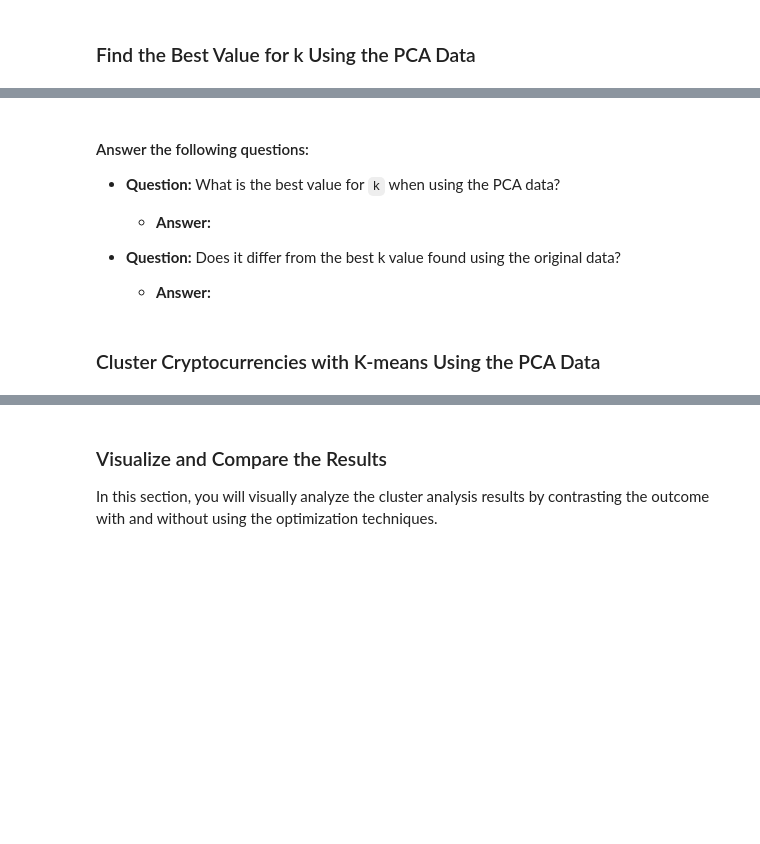
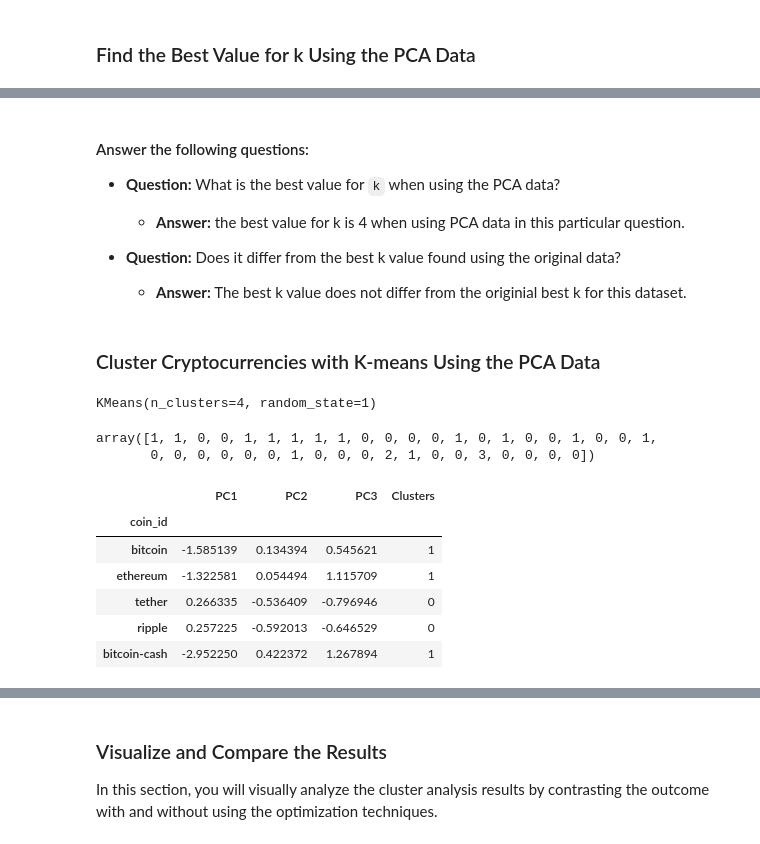
Before and after one commit to Duffye23/CryptoClustering, a Jupyter notebook: Crypto_Clustering.ipynb, the cells around one changed output, grey strips where cells are left out. Drawn from its saved outputs; the diff is of its cells as text; code cells hidden in the pictures; blank space fills up the shorter version.

Commit message:
Finished PCA portion and then model creation.

```diff
--- a/Crypto_Clustering.ipynb
+++ b/Crypto_Clustering.ipynb
@@ -260,11 +261,15 @@ pca_df.head()
 # %%
 # Create an empty list to store the inertia values
-
+pca_inertia = []
 
 # Create a for loop to compute the inertia with each possible value of k
 # Inside the loop:
 # 1. Create a KMeans model using the loop counter for the n_clusters
 # 2. Fit the model to the data using `df_market_data_pca`
 # 3. Append the model.inertia_ to the inertia list
+for i in pca_k_values:
+    pca_model = KMeans(n_clusters=i, random_state=1)
+    pca_model.fit(df_market_data_pca)
+    pca_inertia.append(pca_model.inertia_)
 # %%
 # Create a dictionary with the data to plot the Elbow curve
@@ -278,30 +299,48 @@ pca_df.head()
 
 * **Question:** What is the best value for `k` when using the PCA data?
 
-  * **Answer:**
+  * **Answer:** the best value for k is 4 when using PCA data in this particular question.
 
 
 * **Question:** Does it differ from the best k value found using the original data?
 
-  * **Answer:**
+  * **Answer:** The best k value does not differ from the originial best k for this dataset.
 # %% [markdown]
 ### Cluster Cryptocurrencies with K-means Using the PCA Data
 # %%
 # Initialize the K-Means model using the best value for k
+pca_k_means_model = KMeans(n_clusters=4, random_state=1)
 # %%
 # Fit the K-Means model using the PCA data
+pca_k_means_model.fit(df_market_data_pca)
+# %% [output]
+KMeans(n_clusters=4, random_state=1)
 # %%
 # Predict the clusters to group the cryptocurrencies using the PCA data
+pca_k_means_clusters = pca_k_means_model.predict(df_market_data_pca)
 
 # Print the resulting array of cluster values.
+pca_k_means_clusters
+# %% [output]
+array([1, 1, 0, 0, 1, 1, 1, 1, 1, 0, 0, 0, 0, 1, 0, 1, 0, 0, 1, 0, 0, 1,
+       0, 0, 0, 0, 0, 0, 1, 0, 0, 0, 2, 1, 0, 0, 3, 0, 0, 0, 0])
 # %%
 # Create a copy of the DataFrame with the PCA data
-
+df_pca_clustered = df_market_data_pca.copy()
 
 # Add a new column to the DataFrame with the predicted clusters
-
+df_pca_clustered['Clusters'] = pca_k_means_clusters
 
 # Display sample data
+df_pca_clustered.head()
+# %% [output]
+|  | PC1 | PC2 | PC3 | Clusters |
+| coin_id |  |  |  |  |
+| bitcoin | -1.585139 | 0.134394 | 0.545621 | 1 |
+| ethereum | -1.322581 | 0.054494 | 1.115709 | 1 |
+| tether | 0.266335 | -0.536409 | -0.796946 | 0 |
+| ripple | 0.257225 | -0.592013 | -0.646529 | 0 |
+| bitcoin-cash | -2.952250 | 0.422372 | 1.267894 | 1 |
 # %%
 # Create a scatter plot using hvPlot by setting
 # `x="PC1"` and `y="PC2"`.
```
Also changed, not shown: parts of 9 cells of this notebook.
